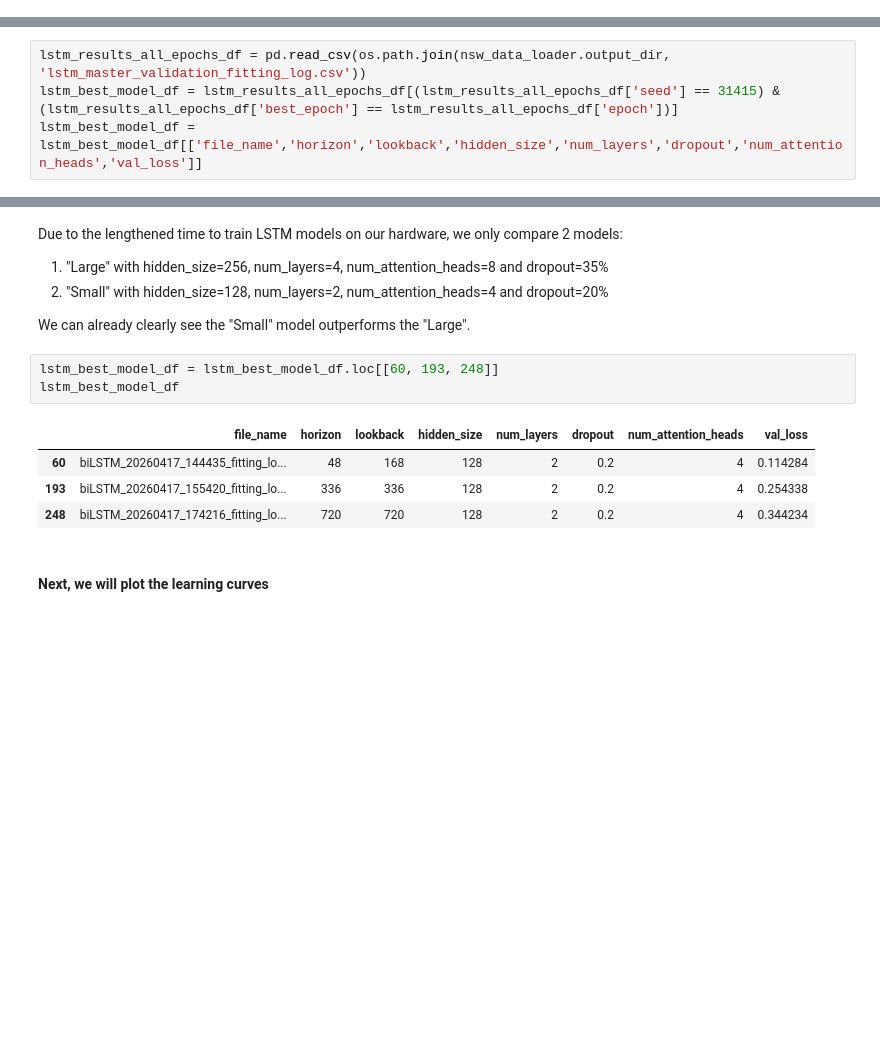
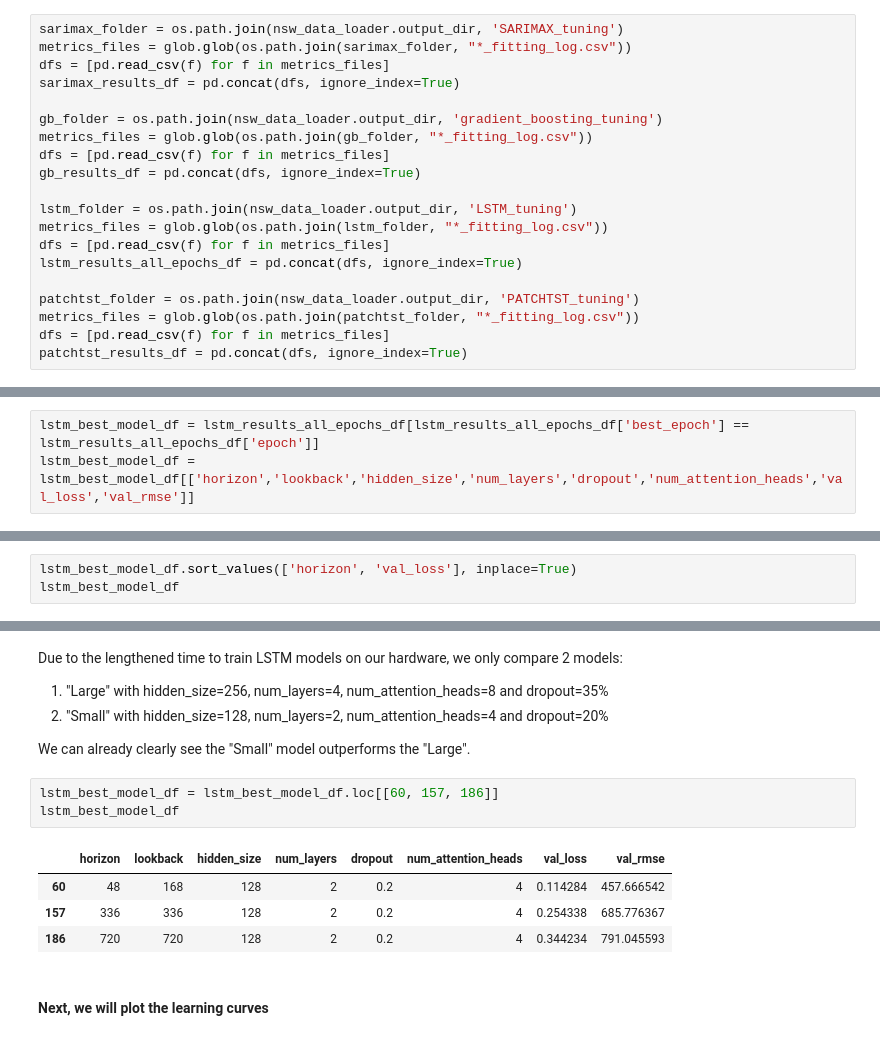
Before and after one commit to laukamkit/capstone_project_GroupA, a Jupyter notebook: src/best_models.ipynb, the cells around one changed output, grey strips where cells are left out. Cells and saved outputs as stored; diff of their text form; blank space fills up the shorter version.

```diff
--- a/src/best_models.ipynb
+++ b/src/best_models.ipynb
@@ -7,6 +9,26 @@ from ModelFiles.ModelConfigs import HORIZONS
 nsw_data_loader = NSWDataLoader()
 # %% [output]
 Found NSW data path: C:\Users\kyim1\Desktop\capstone_project_GroupA\data\NSW
+# %%
+sarimax_folder = os.path.join(nsw_data_loader.output_dir, 'SARIMAX_tuning')
+metrics_files = glob.glob(os.path.join(sarimax_folder, "*_fitting_log.csv"))
+dfs = [pd.read_csv(f) for f in metrics_files]
+sarimax_results_df = pd.concat(dfs, ignore_index=True)
+
+gb_folder = os.path.join(nsw_data_loader.output_dir, 'gradient_boosting_tuning')
+metrics_files = glob.glob(os.path.join(gb_folder, "*_fitting_log.csv"))
+dfs = [pd.read_csv(f) for f in metrics_files]
+gb_results_df = pd.concat(dfs, ignore_index=True)
+
+lstm_folder = os.path.join(nsw_data_loader.output_dir, 'LSTM_tuning')
+metrics_files = glob.glob(os.path.join(lstm_folder, "*_fitting_log.csv"))
+dfs = [pd.read_csv(f) for f in metrics_files]
+lstm_results_all_epochs_df = pd.concat(dfs, ignore_index=True)
+
+patchtst_folder = os.path.join(nsw_data_loader.output_dir, 'PATCHTST_tuning')
+metrics_files = glob.glob(os.path.join(patchtst_folder, "*_fitting_log.csv"))
+dfs = [pd.read_csv(f) for f in metrics_files]
+patchtst_results_df = pd.concat(dfs, ignore_index=True)
 # %% [markdown]
 ## Selecting the Best SARIMAX Model
 # %%
@@ -121,6 +141,5 @@ With Occam's Razor in mind, we choose this as the best gb model.
 # %% [markdown]
 ## Selecting the Best LSTM Model
 # %%
-lstm_results_all_epochs_df = pd.read_csv(os.path.join(nsw_data_loader.output_dir, 'lstm_master_validation_fitting_log.csv'))
-lstm_best_model_df = lstm_results_all_epochs_df[(lstm_results_all_epochs_df['seed'] == 31415) & (lstm_results_all_epochs_df['best_epoch'] == lstm_results_all_epochs_df['epoch'])]
-lstm_best_model_df = lstm_best_model_df[['file_name','horizon','lookback','hidden_size','num_layers','dropout','num_attention_heads','val_loss']]
+lstm_best_model_df = lstm_results_all_epochs_df[lstm_results_all_epochs_df['best_epoch'] == lstm_results_all_epochs_df['epoch']]
+lstm_best_model_df = lstm_best_model_df[['horizon','lookback','hidden_size','num_layers','dropout','num_attention_heads','val_loss','val_rmse']]
@@ -136,0 +146,3 @@ lstm_best_model_df
+# %%
+lstm_best_model_df.sort_values(['horizon', 'val_loss'], inplace=True)
+lstm_best_model_df
@@ -141,13 +161,13 @@ Due to the lengthened time to train LSTM models on our hardware, we only compare
 
 We can already clearly see the "Small" model outperforms the "Large".
 # %%
-lstm_best_model_df = lstm_best_model_df.loc[[60, 193, 248]]
+lstm_best_model_df = lstm_best_model_df.loc[[60, 157, 186]]
 lstm_best_model_df
 # %% [output]
-|  | file_name | horizon | lookback | hidden_size | num_layers | dropout | num_attention_heads | val_loss |
-| 60 | biLSTM_20260417_144435_fitting_lo... | 48 | 168 | 128 | 2 | 0.2 | 4 | 0.114284 |
-| 193 | biLSTM_20260417_155420_fitting_lo... | 336 | 336 | 128 | 2 | 0.2 | 4 | 0.254338 |
-| 248 | biLSTM_20260417_174216_fitting_lo... | 720 | 720 | 128 | 2 | 0.2 | 4 | 0.344234 |
+|  | horizon | lookback | hidden_size | num_layers | dropout | num_attention_heads | val_loss | val_rmse |
+| 60 | 48 | 168 | 128 | 2 | 0.2 | 4 | 0.114284 | 457.666542 |
+| 157 | 336 | 336 | 128 | 2 | 0.2 | 4 | 0.254338 | 685.776367 |
+| 186 | 720 | 720 | 128 | 2 | 0.2 | 4 | 0.344234 | 791.045593 |
 # %% [markdown]
 #### Next, we will plot the learning curves
 # %%
```
Also changed, not shown: parts of 12 cells of this notebook.
